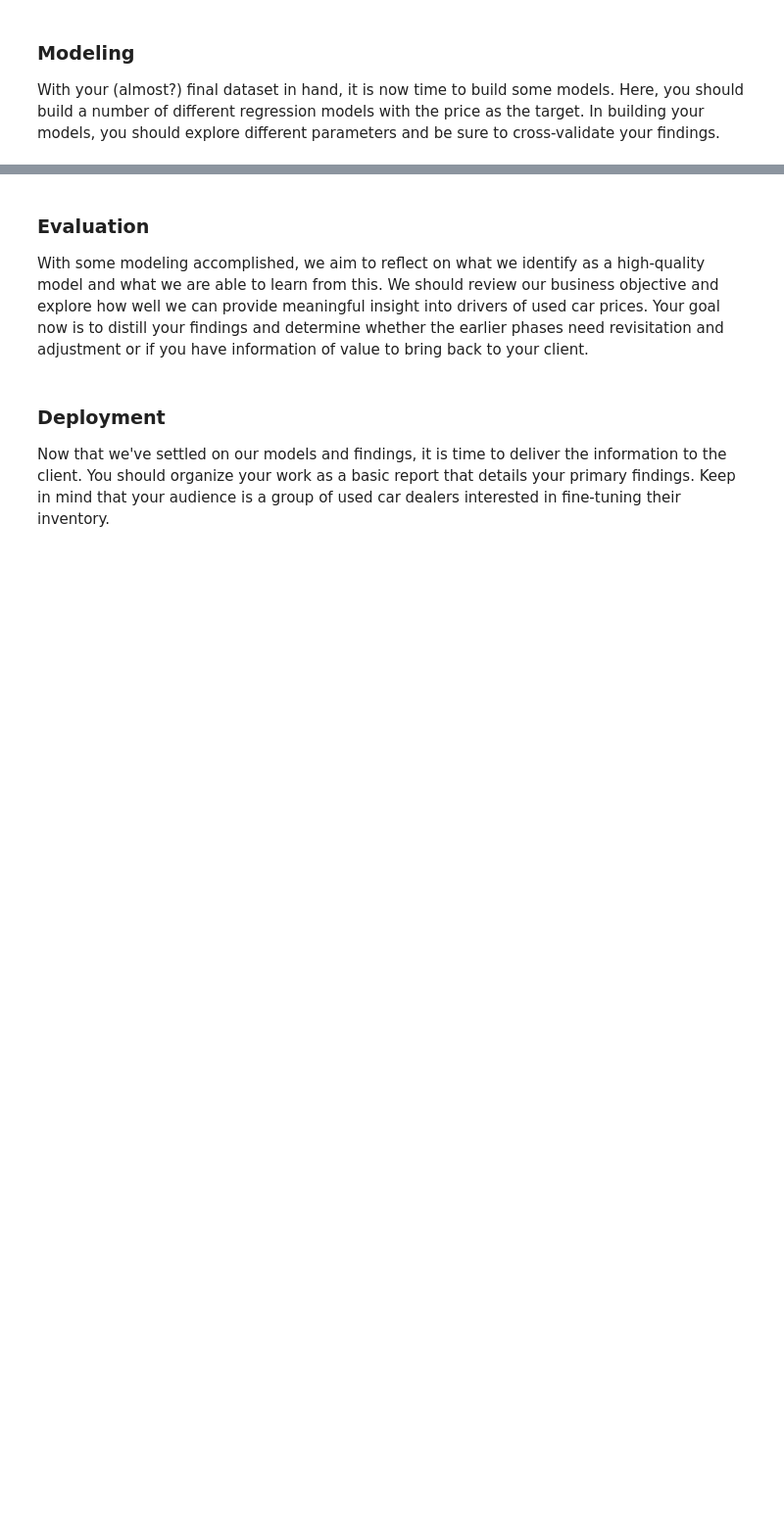
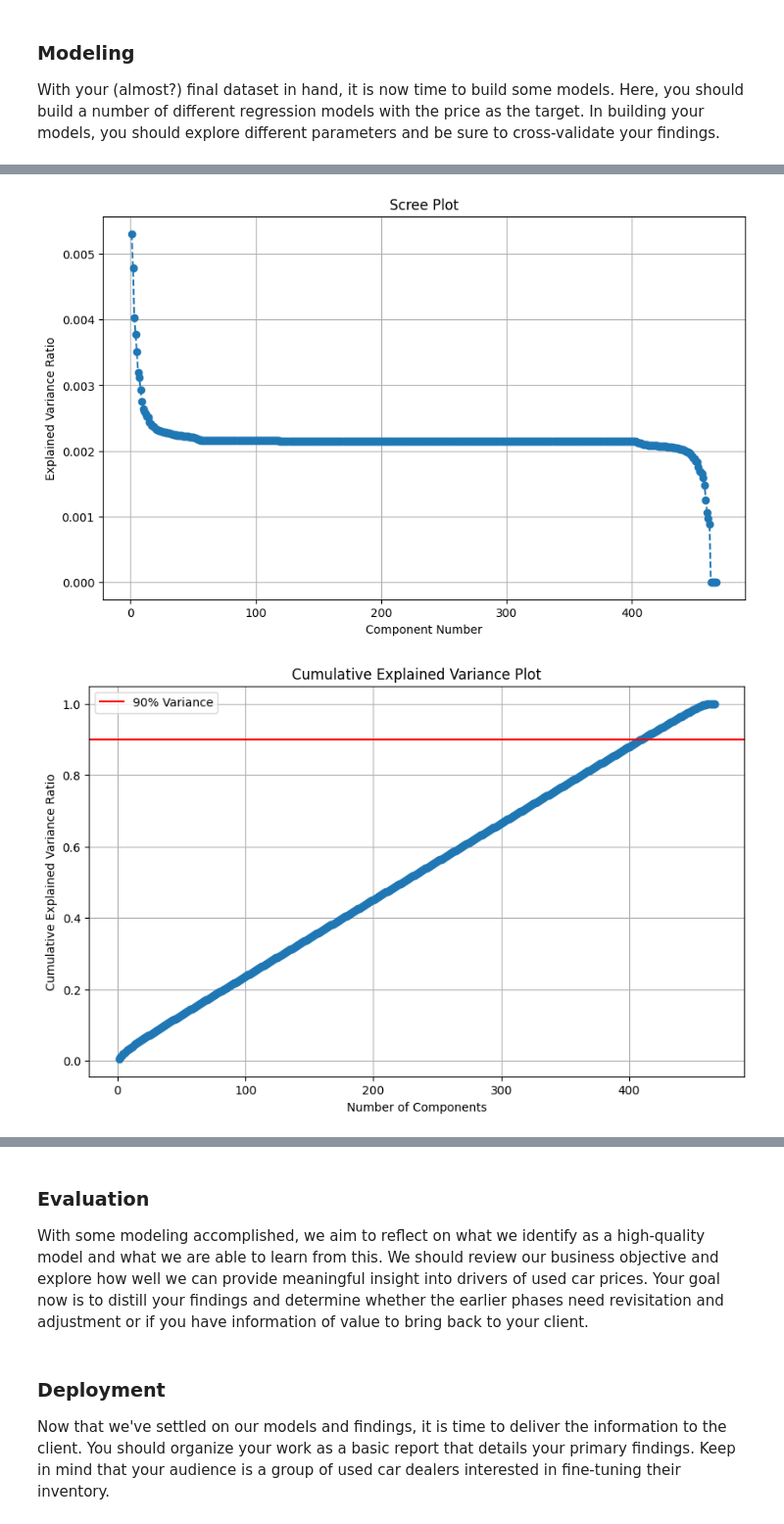
Before and after one commit to rbhat/practical_application_II_starter, a Jupyter notebook: prompt_II.ipynb, the cells around one changed output, grey strips where cells are left out. Shown at 98% size. Drawn from its saved outputs; the diff is of its cells as text; code cells hidden in the pictures; blank space fills up the shorter version.

```diff
--- a/prompt_II.ipynb
+++ b/prompt_II.ipynb
@@ -764,0 +870,77 @@ With your (almost?) final dataset in hand, it is now time to build some models.
+# %%
+#Multi variate analysis + PCA to identify how many components we need to use
+
+from sklearn.decomposition import PCA
+
+from sklearn.compose import ColumnTransformer
+from sklearn.pipeline import Pipeline
+from sklearn.preprocessing import StandardScaler
+
+# Selected features
+features = ['region', 'manufacturer', 'condition', 'fuel', 'type', 'age', 'age_binned', 'odometer_binned']
+target = 'price'
+
+# Drop rows with any missing values in these columns
+df_mult = df[features + [target]].dropna().copy()
+
+# Define feature types
+onehot_features = ['region', 'manufacturer', 'condition', 'fuel', 'type']
+label_features = ['age_binned', 'odometer_binned']
+numeric_features = ['age']
+
+# Label encode binned features
+for col in label_features:
+    le = LabelEncoder()
+    df_mult[col] = le.fit_transform(df_mult[col].astype(str))
+
+# Create column transformer
+column_transformer = ColumnTransformer(transformers=[
+    ('onehot', OneHotEncoder(handle_unknown='ignore', sparse_output=False), onehot_features)
+], remainder='passthrough')  # Pass through numeric and label-encoded columns
+
+# Split data
+X_full = df_mult.drop(columns=target)
+y = df_mult[target]
+
+# Apply column transformer
+X_encoded = column_transformer.fit_transform(X_full)
+
+
+results = []
+max_components = min(X_encoded.shape[0], X_encoded.shape[1])  # safe upper bound
+
+# Assume X_encoded (133403, 178)
+pca = PCA(random_state=42)
+#standardize
+X_encoded = StandardScaler().fit_transform(X_encoded)
+pca.fit(X_encoded)  # Fit PCA on all features
+
+# Explained variance ratio and cumulative sum
+explained_variance_ratio = pca.explained_variance_ratio_
+cumulative_variance = np.cumsum(explained_variance_ratio)
+
+# Print variance for first 20 components
+print("Explained Variance Ratio (first 20 components):", explained_variance_ratio[:20])
+print("Cumulative Variance (first 20 components):", cumulative_variance[:20])
+
+# get a scree plot to check this out
+plt.figure(figsize=(10, 6))
+plt.plot(range(1, len(explained_variance_ratio) + 1), explained_variance_ratio, marker='o', linestyle='--')
+plt.title('Scree Plot')
+plt.xlabel('Component Number')
+plt.ylabel('Explained Variance Ratio')
+plt.grid(True)
+plt.show()
+
+
+# Cumulative Explained Variance Plot
+plt.figure(figsize=(10, 6))
+plt.plot(range(1, len(cumulative_variance) + 1), cumulative_variance, marker='o', linestyle='--')
+plt.axhline(y=0.90, color='r', linestyle='-', label='90% Variance')
+plt.title('Cumulative Explained Variance Plot')
+plt.xlabel('Number of Components')
+plt.ylabel('Cumulative Explained Variance Ratio')
+plt.legend()
+plt.grid(True)
+plt.show()
+# %% [output]
@@ -764,0 +955,2 @@ With your (almost?) final dataset in hand, it is now time to build some models.
+[figure, added]
+[figure, added]
```
Also changed, not shown: parts of 18 cells of this notebook.
